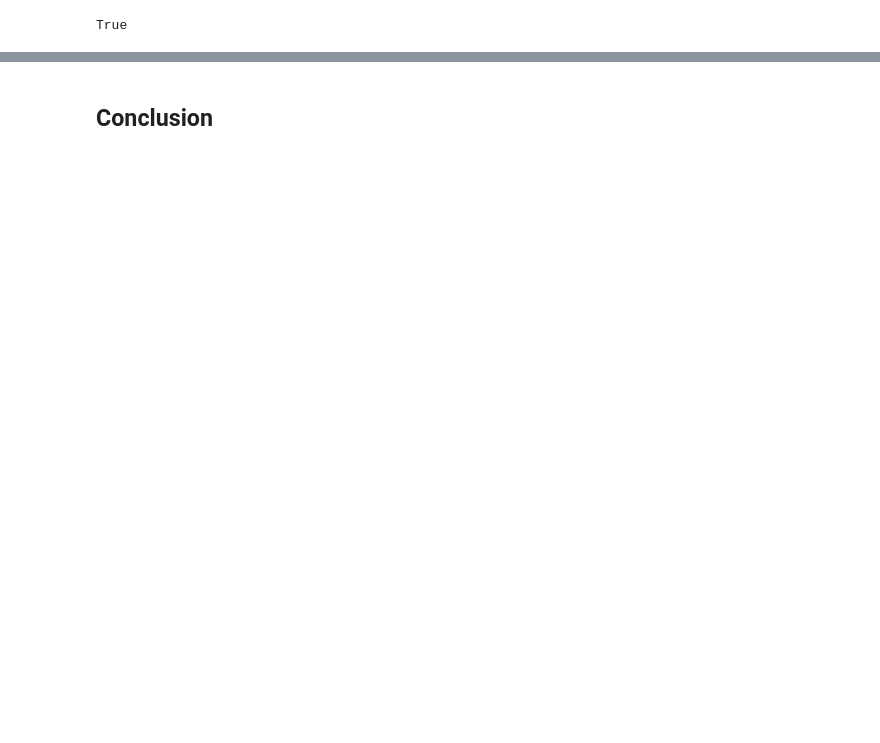
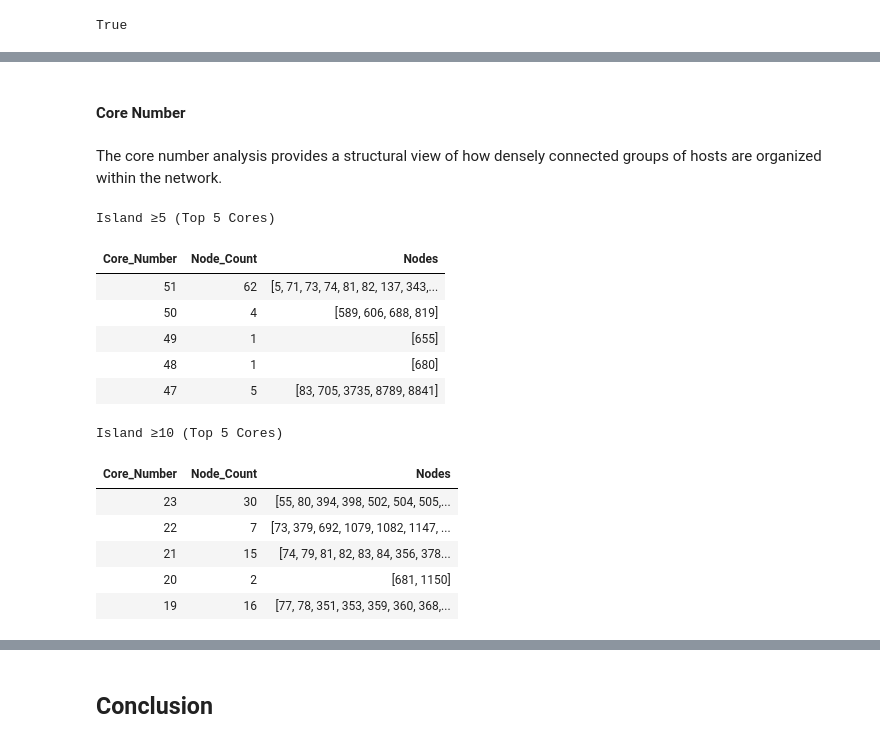
Before and after one commit to Sirwel/Data-620, a Jupyter notebook: project_2/project_2.ipynb, the cells around one changed output, grey strips where cells are left out. Drawn from its saved outputs; the diff is of its cells as text; code cells hidden in the pictures; blank space fills up the shorter version.

```diff
--- a/project_2/project_2.ipynb
+++ b/project_2/project_2.ipynb
@@ -583,0 +374,24 @@ The k-core analysis shows that all events belong to the same highest-order core,
+# %% [markdown]
+#### Core Number
+# %% [markdown]
+The core number analysis provides a structural view of how densely connected groups of hosts are organized within the network.
+# %%
+core_summary_top10 = summarize_core_numbers(host_graph_10_comp)
+core_summary_top5 = summarize_core_numbers(host_graph_5_comp)
+
+display_side_by_side([core_summary_top5.head(5).style.hide(axis="index"),core_summary_top10.head(5).style.hide(axis="index")],["Island ≥5 (Top 5 Cores)","Island ≥10 (Top 5 Cores)"])
+# %% [output]
+Island ≥5 (Top 5 Cores)
+| Core_Number | Node_Count | Nodes |
+| 51 | 62 | [5, 71, 73, 74, 81, 82, 137, 343,... |
+| 50 | 4 | [589, 606, 688, 819] |
+| 49 | 1 | [655] |
+| 48 | 1 | [680] |
+| 47 | 5 | [83, 705, 3735, 8789, 8841] |
+Island ≥10 (Top 5 Cores)
+| Core_Number | Node_Count | Nodes |
+| 23 | 30 | [55, 80, 394, 398, 502, 504, 505,... |
+| 22 | 7 | [73, 379, 692, 1079, 1082, 1147, ... |
+| 21 | 15 | [74, 79, 81, 82, 83, 84, 356, 378... |
+| 20 | 2 | [681, 1150] |
+| 19 | 16 | [77, 78, 351, 353, 359, 360, 368,... |
```
Also changed, not shown: parts of 66 cells of this notebook.
